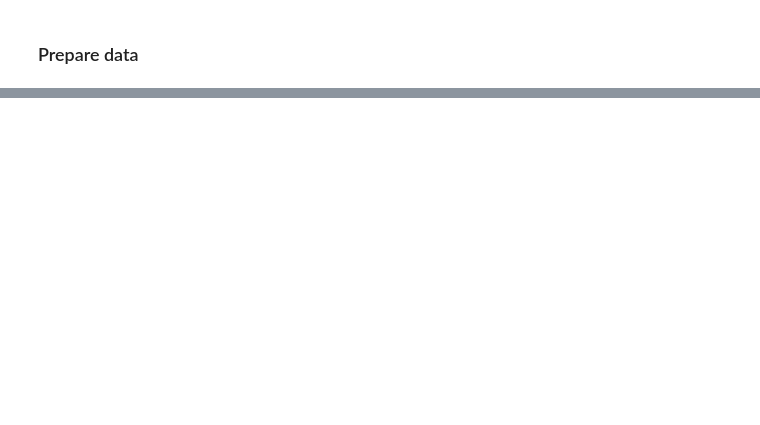
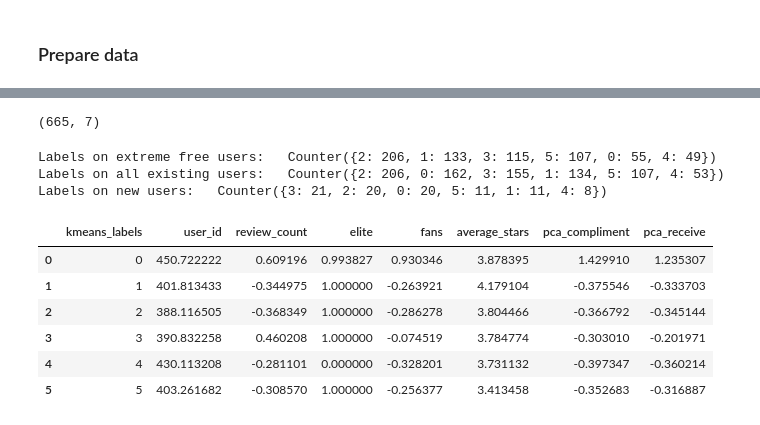
Before and after one commit to hanweny/YelpRecSYS, a Jupyter notebook: Baseline.ipynb, the cells around one changed output, grey strips where cells are left out. Drawn from its saved outputs; the diff is of its cells as text; code cells hidden in the pictures; blank space fills up the shorter version.

```diff
--- a/Baseline.ipynb
+++ b/Baseline.ipynb
@@ -307,0 +288,21 @@ Counter({0: 17642,
+# %%
+## Remove some extreme cases for more stable kmeans clustering
+remove_extreme = lambda df, col, perc: df.loc[df[col] < np.quantile(df[col], 0.95),]
+user_reduced_temp = user_reduced.copy()
+user_reduced_temp = remove_extreme(user_reduced_temp, 'pca_compliment', 0.95)
+user_reduced_temp = remove_extreme(user_reduced_temp, 'pca_receive', 0.95)
+user_reduced_temp = remove_extreme(user_reduced_temp, 'fans', 0.95)
+user_reduced_temp = remove_extreme(user_reduced_temp, 'review_count', 0.95)
+print(user_reduced_temp.shape)
+# %% [output]
+(665, 7)
+# %%
+cluster_columns = ['review_count', 'elite', 'fans', 'average_stars', 'pca_compliment', 'pca_receive']
+kmeans = KMeans(n_clusters=6, random_state = 48)
+print("Labels on extreme free users:  ", Counter(kmeans.fit_predict(user_reduced_temp[cluster_columns])))
+print("Labels on all existing users:  ", Counter(kmeans.predict(user_reduced[cluster_columns])))
+print("Labels on new users:  ", Counter(kmeans.predict(new_user_reduced[cluster_columns])))
+# %% [output]
+Labels on extreme free users:   Counter({2: 206, 1: 133, 3: 115, 5: 107, 0: 55, 4: 49})
+Labels on all existing users:   Counter({2: 206, 0: 162, 3: 155, 1: 134, 5: 107, 4: 53})
+Labels on new users:   Counter({3: 21, 2: 20, 0: 20, 5: 11, 1: 11, 4: 8})
@@ -307,0 +313,10 @@ Counter({0: 17642,
+# %%
+user_reduced.groupby('kmeans_labels').mean().reset_index()
+# %% [output]
+|  | kmeans_labels | user_id | review_count | elite | fans | average_stars | pca_compliment | pca_receive |
+| 0 | 0 | 450.722222 | 0.609196 | 0.993827 | 0.930346 | 3.878395 | 1.429910 | 1.235307 |
+| 1 | 1 | 401.813433 | -0.344975 | 1.000000 | -0.263921 | 4.179104 | -0.375546 | -0.333703 |
+| 2 | 2 | 388.116505 | -0.368349 | 1.000000 | -0.286278 | 3.804466 | -0.366792 | -0.345144 |
+| 3 | 3 | 390.832258 | 0.460208 | 1.000000 | -0.074519 | 3.784774 | -0.303010 | -0.201971 |
+| 4 | 4 | 430.113208 | -0.281101 | 0.000000 | -0.328201 | 3.731132 | -0.397347 | -0.360214 |
+| 5 | 5 | 403.261682 | -0.308570 | 1.000000 | -0.256377 | 3.413458 | -0.352683 | -0.316887 |
```
Also changed, not shown: parts of 82 cells of this notebook, 2 other files.
